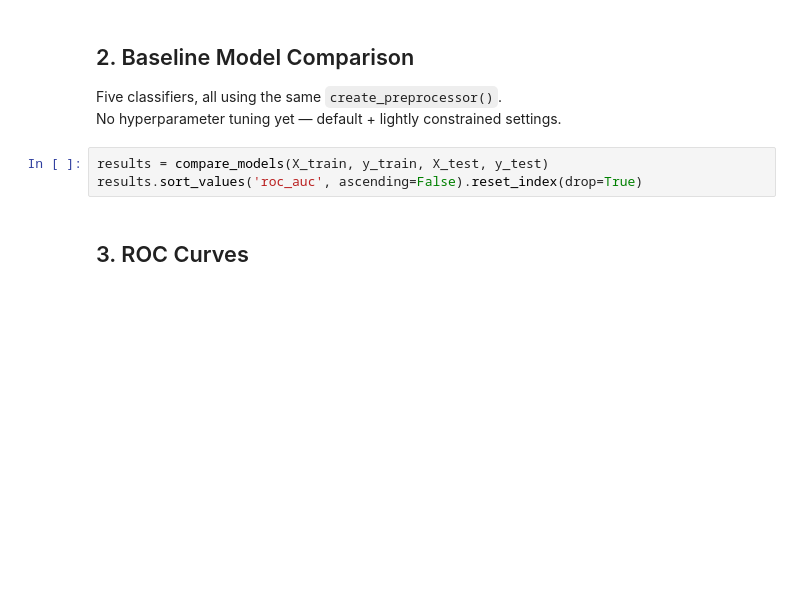
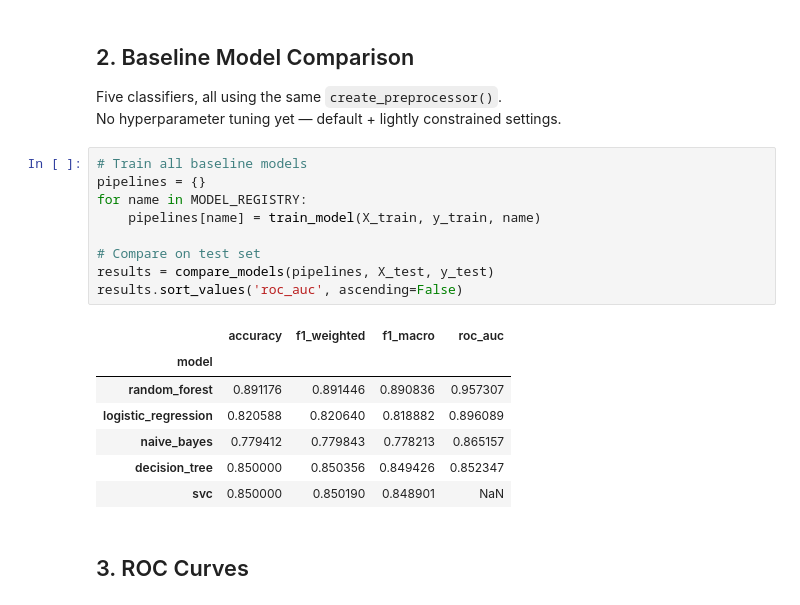
Before and after one commit to MelvinJoshua1375/liver-disease-demo, a Jupyter notebook: notebooks/Predictive_Modelling.ipynb, the cells around one changed output. Saved outputs shown, nothing was run; the diff lists cells and outputs as text; blank space fills up the shorter version.

```diff
--- a/notebooks/Predictive_Modelling.ipynb
+++ b/notebooks/Predictive_Modelling.ipynb
@@ -66,9 +71,23 @@ print(f'Positive rate — train: {y_train.mean():.2%} | test: {y_test.mean():.2%
 
 Five classifiers, all using the same `create_preprocessor()`.
 No hyperparameter tuning yet — default + lightly constrained settings.
-# %%
-results = compare_models(X_train, y_train, X_test, y_test)
-results.sort_values('roc_auc', ascending=False).reset_index(drop=True)
+# %%
+# Train all baseline models
+pipelines = {}
+for name in MODEL_REGISTRY:
+    pipelines[name] = train_model(X_train, y_train, name)
+
+# Compare on test set
+results = compare_models(pipelines, X_test, y_test)
+results.sort_values('roc_auc', ascending=False)
+# %% [output]
+|  | accuracy | f1_weighted | f1_macro | roc_auc |
+| model |  |  |  |  |
+| random_forest | 0.891176 | 0.891446 | 0.890836 | 0.957307 |
+| logistic_regression | 0.820588 | 0.820640 | 0.818882 | 0.896089 |
+| naive_bayes | 0.779412 | 0.779843 | 0.778213 | 0.865157 |
+| decision_tree | 0.850000 | 0.850356 | 0.849426 | 0.852347 |
+| svc | 0.850000 | 0.850190 | 0.848901 | NaN |
 # %% [markdown]
 ## 3. ROC Curves
 # %%
```
Also changed, not shown: parts of 12 cells of this notebook, 4 other files.
